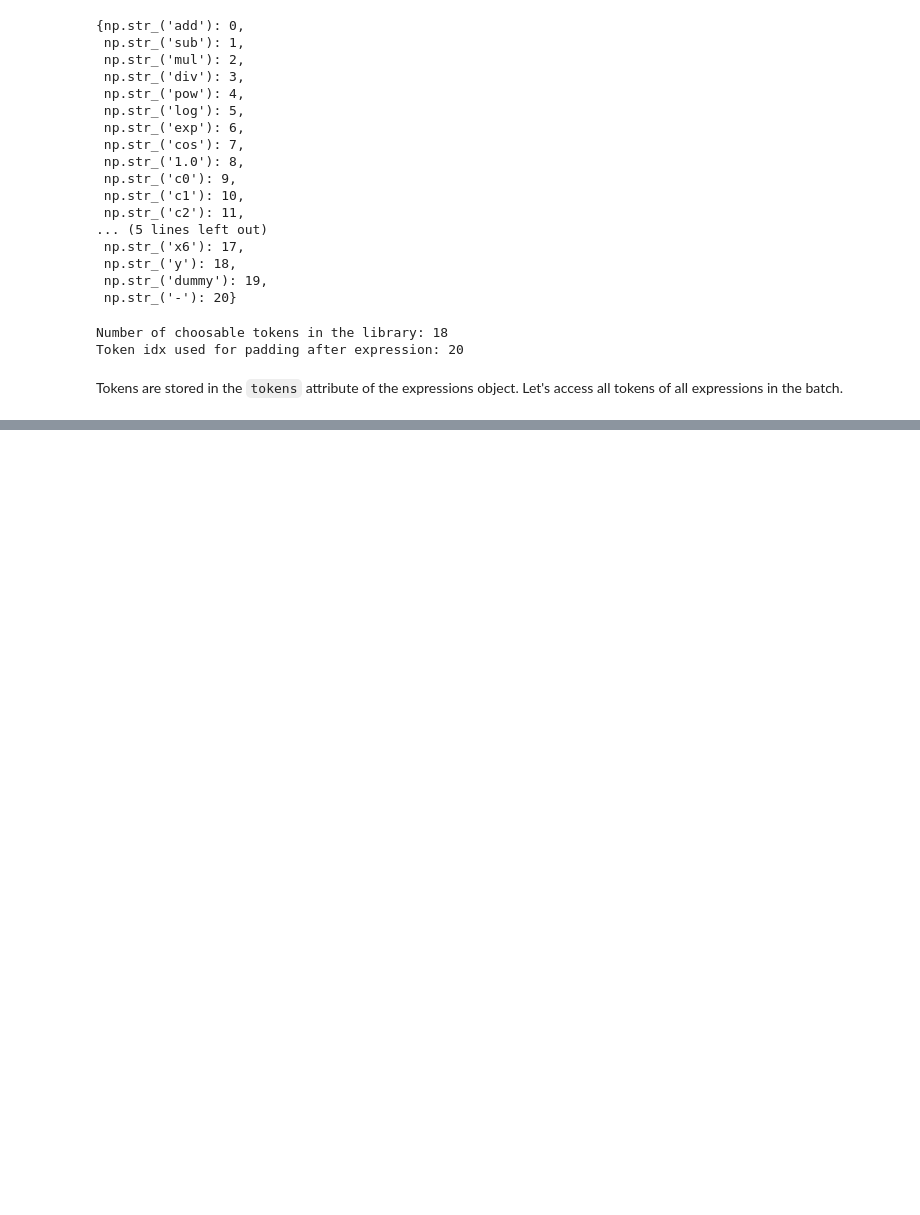
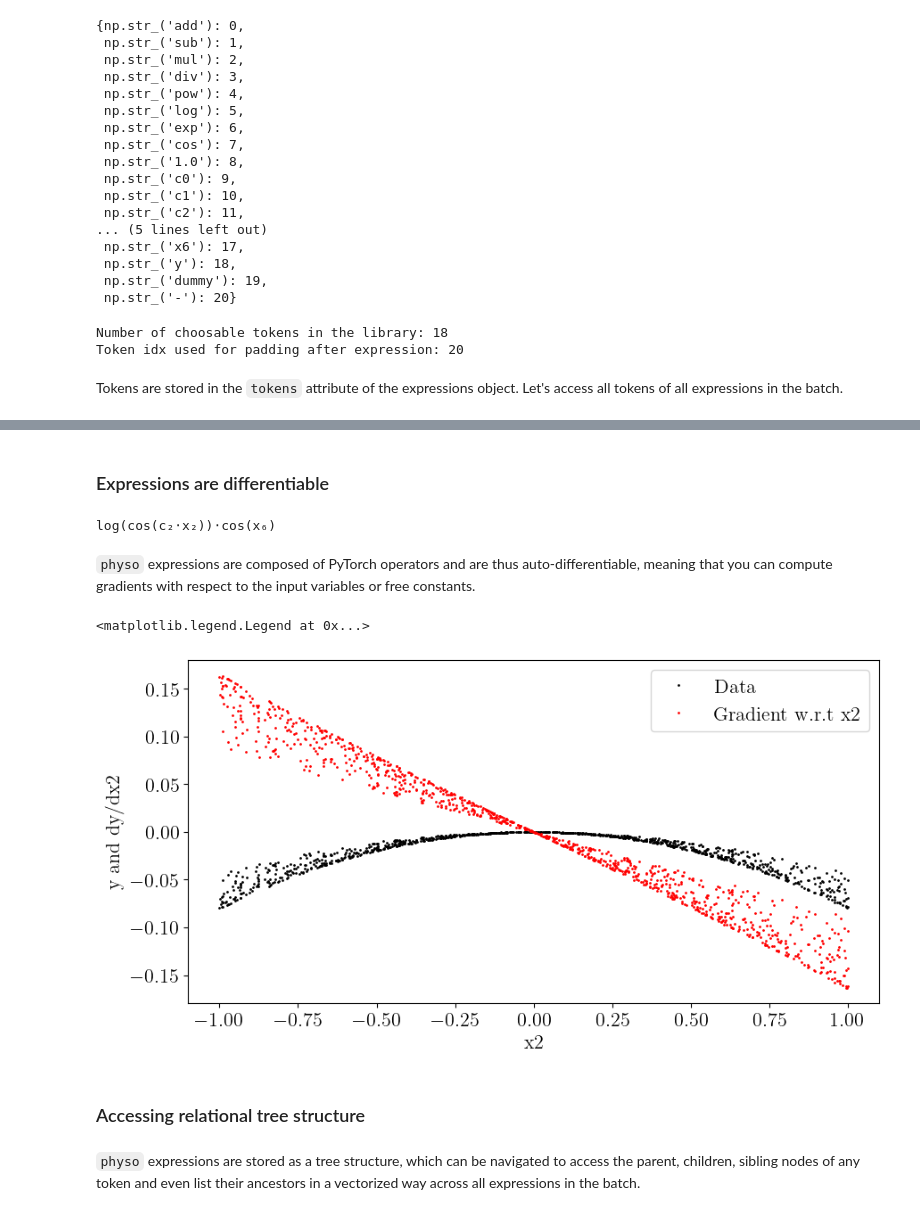
Before and after one commit to WassimTenachi/PhySO, a Jupyter notebook: demos/toolkit/random_sampler_demo.ipynb, the cells around one changed output, grey strips where cells are left out. Drawn from its saved outputs; the diff is of its cells as text; code cells hidden in the pictures; blank space fills up the shorter version.

Commit message:
autodiff, tree and units demo

```diff
--- a/demos/toolkit/random_sampler_demo.ipynb
+++ b/demos/toolkit/random_sampler_demo.ipynb
@@ -472,0 +472,38 @@ array([['sub', 'mul', 'c1', ..., '-', '-', '-'],
+# %% [markdown]
+### Expressions are differentiable
+# %%
+print(expr.get_infix_pretty())
+# %% [output]
+log(cos(c₂⋅x₂))⋅cos(x₆)
+# %% [markdown]
+`physo` expressions are composed of PyTorch operators and are thus auto-differentiable, meaning that you can compute gradients with respect to the input variables or free constants.
+# %%
+# Making synthetic data
+n_samples = 1000
+X = torch.tensor(np.random.uniform(-1, 1, size=(6, n_samples))).to(device)
+X.requires_grad = True
+# Evaluating the expression
+y = expr(X)
+# Evaluating the expression with respect to the input variables
+dy = torch.autograd.grad(
+    outputs=y,
+    inputs=X,
+    grad_outputs=torch.ones_like(y),
+    create_graph=True,
+    retain_graph=True
+)[0]
+dy_dx2 = dy[1]  # Gradient with respect to x2
+# %%
+fig, ax = plt.subplots(1, 1, figsize=(10, 5))
+ax.plot(X[1].detach().cpu().numpy(), y.detach().cpu().numpy(), 'k.', markersize=2, label='Data')
+ax.plot(X[1].detach().cpu().numpy(), dy_dx2.detach().cpu().numpy(), 'r.', markersize=2, label='Gradient w.r.t x2')
+ax.set_xlabel('x2')
+ax.set_ylabel('y and dy/dx2')
+ax.legend()
+# %% [output]
+<matplotlib.legend.Legend at 0x...>
+[figure, added]
+# %% [markdown]
+### Accessing relational tree structure
+# %% [markdown]
+`physo` expressions are stored as a tree structure, which can be navigated to access the parent, children, sibling nodes of any token and even list their ancestors in a vectorized way across all expressions in the batch.
```
Also changed, not shown: parts of 36 cells of this notebook.
